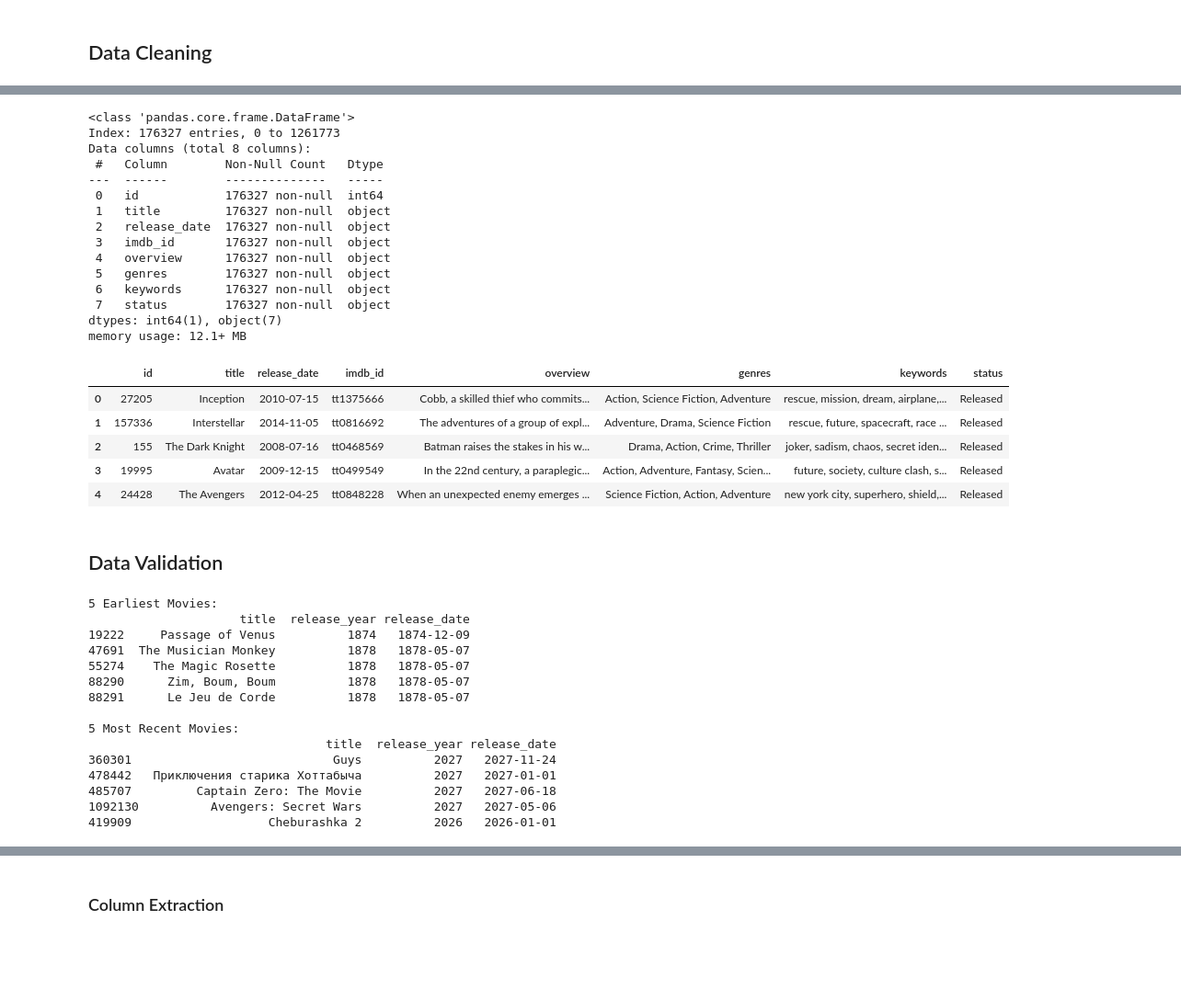
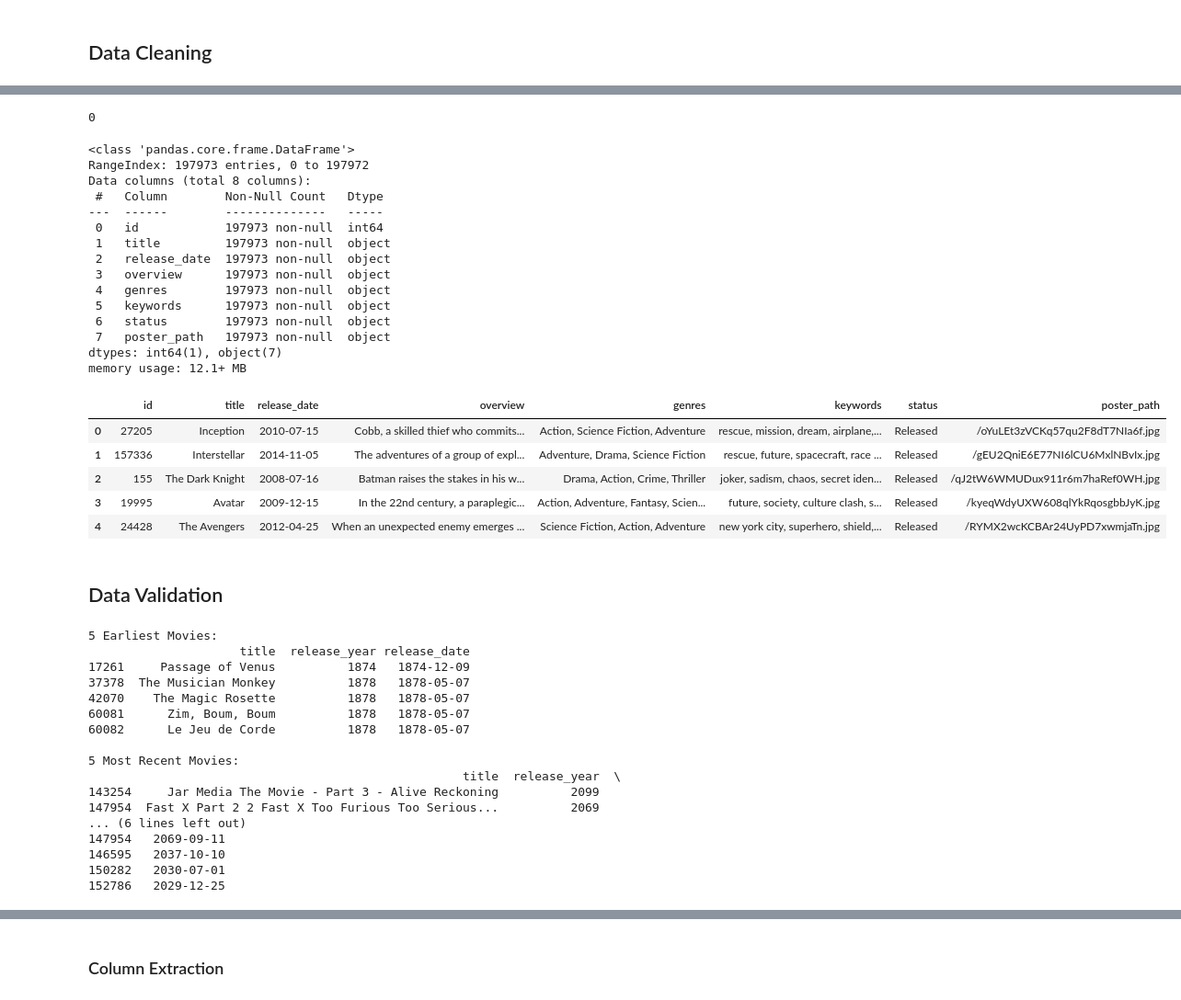
Before and after one commit to Lakes41/movie-recommendation-model, a Jupyter notebook: backend/main nb.ipynb, the cells around one changed output, grey strips where cells are left out. Shown: that part at 92% size. Saved outputs shown, nothing was run; the diff lists cells and outputs as text; code cells hidden in the pictures; blank space fills up the shorter version.

```diff
--- a/backend/main nb.ipynb
+++ b/backend/main nb.ipynb
@@ -31,5 +31,6 @@ Data columns (total 24 columns):
 dtypes: bool(1), float64(2), int64(5), object(16)
 memory usage: 222.6+ MB
 # %%
-movies[['id','title','release_date','imdb_id','overview','genres','keywords', 'status']].head()
+cols = ['id','title','release_date','overview','genres','keywords','status','poster_path']
+movies[cols].head()
 # %% [output]
@@ -54,9 +55,9 @@ dtype: int64
 # %% [markdown]
 ## Data Cleaning
 # %%
-movies = movies[['id','title','release_date','imdb_id','overview','genres','keywords','status']].dropna()
-print(movies[['id','title','release_date','imdb_id','overview','genres','status']].isna().sum())
-print(print(movies.duplicated().sum()))
+movies = movies[cols].dropna()
+print(movies[cols].isna().sum())
+print(movies['id'].duplicated().sum())
 # %% [output]
 id              0
 title           0
@@ -71,31 +87,37 @@ None
+# %%
+movies.drop_duplicates(subset=['id'], inplace=True)
+movies.reset_index(drop=True, inplace=True)
+print(movies.duplicated().sum())
+# %% [output]
+0
 # %%
-movies[['id','title','release_date','imdb_id','overview','genres','keywords','status']].info()
+movies[cols].info()
 # %% [output]
 <class 'pandas.core.frame.DataFrame'>
-Index: 176327 entries, 0 to 1261773
+RangeIndex: 197973 entries, 0 to 197972
 Data columns (total 8 columns):
  #   Column        Non-Null Count   Dtype
 ---  ------        --------------   -----
- 0   id            176327 non-null  int64
- 1   title         176327 non-null  object
- 2   release_date  176327 non-null  object
- 3   imdb_id       176327 non-null  object
- 4   overview      176327 non-null  object
- 5   genres        176327 non-null  object
- 6   keywords      176327 non-null  object
- 7   status        176327 non-null  object
+ 0   id            197973 non-null  int64
+ 1   title         197973 non-null  object
+ 2   release_date  197973 non-null  object
+ 3   overview      197973 non-null  object
+ 4   genres        197973 non-null  object
+ 5   keywords      197973 non-null  object
+ 6   status        197973 non-null  object
+ 7   poster_path   197973 non-null  object
 dtypes: int64(1), object(7)
 memory usage: 12.1+ MB
 # %%
-df = movies[['id','title','release_date','imdb_id','overview','genres','keywords','status']]
+df = movies[cols]
 df.head()
 # %% [output]
-|  | id | title | release_date | imdb_id | overview | genres | keywords | status |
-| 0 | 27205 | Inception | 2010-07-15 | tt1375666 | Cobb, a skilled thief who commits... | Action, Science Fiction, Adventure | rescue, mission, dream, airplane,... | Released |
-| 1 | 157336 | Interstellar | 2014-11-05 | tt0816692 | The adventures of a group of expl... | Adventure, Drama, Science Fiction | rescue, future, spacecraft, race ... | Released |
-| 2 | 155 | The Dark Knight | 2008-07-16 | tt0468569 | Batman raises the stakes in his w... | Drama, Action, Crime, Thriller | joker, sadism, chaos, secret iden... | Released |
-| 3 | 19995 | Avatar | 2009-12-15 | tt0499549 | In the 22nd century, a paraplegic... | Action, Adventure, Fantasy, Scien... | future, society, culture clash, s... | Released |
-| 4 | 24428 | The Avengers | 2012-04-25 | tt0848228 | When an unexpected enemy emerges ... | Science Fiction, Action, Adventure | new york city, superhero, shield,... | Released |
+|  | id | title | release_date | overview | genres | keywords | status | poster_path |
+| 0 | 27205 | Inception | 2010-07-15 | Cobb, a skilled thief who commits... | Action, Science Fiction, Adventure | rescue, mission, dream, airplane,... | Released | /oYuLEt3zVCKq57qu2F8dT7NIa6f.jpg |
+| 1 | 157336 | Interstellar | 2014-11-05 | The adventures of a group of expl... | Adventure, Drama, Science Fiction | rescue, future, spacecraft, race ... | Released | /gEU2QniE6E77NI6lCU6MxlNBvIx.jpg |
+| 2 | 155 | The Dark Knight | 2008-07-16 | Batman raises the stakes in his w... | Drama, Action, Crime, Thriller | joker, sadism, chaos, secret iden... | Released | /qJ2tW6WMUDux911r6m7haRef0WH.jpg |
+| 3 | 19995 | Avatar | 2009-12-15 | In the 22nd century, a paraplegic... | Action, Adventure, Fantasy, Scien... | future, society, culture clash, s... | Released | /kyeqWdyUXW608qlYkRqosgbbJyK.jpg |
+| 4 | 24428 | The Avengers | 2012-04-25 | When an unexpected enemy emerges ... | Science Fiction, Action, Adventure | new york city, superhero, shield,... | Released | /RYMX2wcKCBAr24UyPD7xwmjaTn.jpg |
 # %% [markdown]
 ## Data Validation
 # %%
@@ -115,19 +137,21 @@ print(recent_5)
 # %% [output]
 5 Earliest Movies:
                      title  release_year release_date
-19222     Passage of Venus          1874   1874-12-09
-47691  The Musician Monkey          1878   1878-05-07
-55274    The Magic Rosette          1878   1878-05-07
-88290      Zim, Boum, Boum          1878   1878-05-07
-88291      Le Jeu de Corde          1878   1878-05-07
+17261     Passage of Venus          1874   1874-12-09
+37378  The Musician Monkey          1878   1878-05-07
+42070    The Magic Rosette          1878   1878-05-07
+60081      Zim, Boum, Boum          1878   1878-05-07
+60082      Le Jeu de Corde          1878   1878-05-07
 
 5 Most Recent Movies:
-                                 title  release_year release_date
-360301                            Guys          2027   2027-11-24
-478442   Приключения старика Хоттабыча          2027   2027-01-01
-485707         Captain Zero: The Movie          2027   2027-06-18
-1092130          Avengers: Secret Wars          2027   2027-05-06
-419909                   Cheburashka 2          2026   2026-01-01
+                                                    title  release_year  \
+143254     Jar Media The Movie - Part 3 - Alive Reckoning          2099
+147954  Fast X Part 2 2 Fast X Too Furious Too Serious...          2069
+... (6 lines left out)
+147954   2069-09-11
+146595   2037-10-10
+150282   2030-07-01
+152786   2029-12-25
 # %%
 # Check what status values exist
 print("Available status values:")
```
Also changed, not shown: parts of 19 cells of this notebook, 3 other files.
